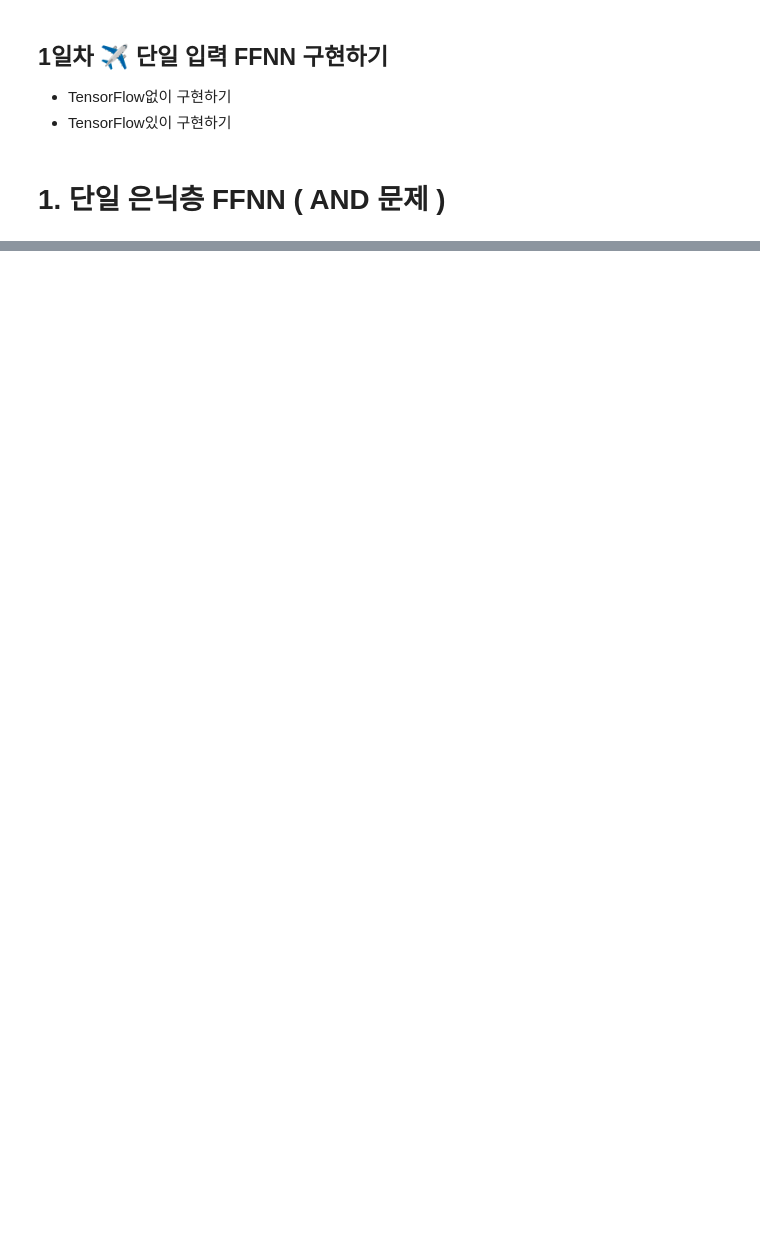
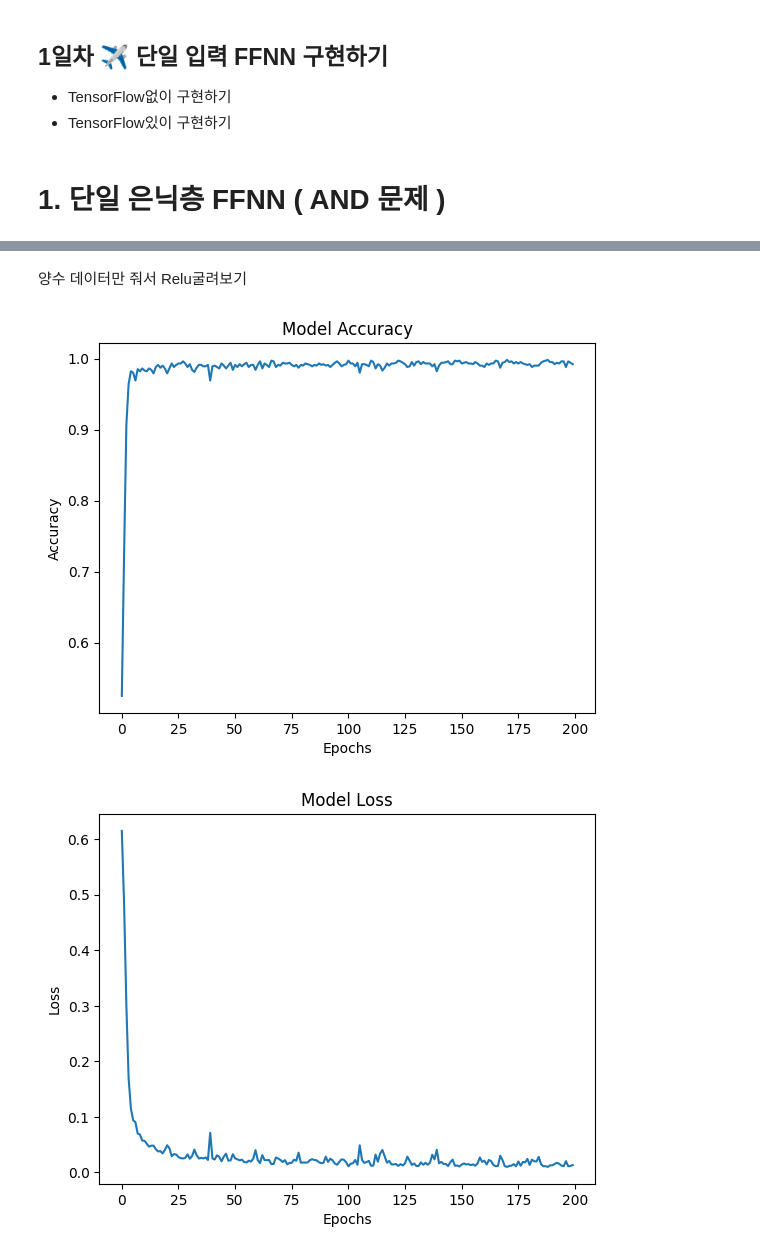
Before and after one commit to dbwofla11/DeepLearning_Training, a Jupyter notebook: ANN/FFNN구현.ipynb, the cells around one changed output, grey strips where cells are left out. Drawn from its saved outputs; the diff is of its cells as text; code cells hidden in the pictures; blank space fills up the shorter version.

```diff
--- a/ANN/FFNN구현.ipynb
+++ b/ANN/FFNN구현.ipynb
@@ -111,0 +234,44 @@ Epoch 1100, Loss: 0.2274703119299119
+# %% [markdown]
+양수 데이터만 줘서 Relu굴려보기
+# %%
+import tensorflow as tf
+import numpy as np
+import matplotlib.pyplot as plt
+
+# 데이터셋 생성
+x_train = np.random.rand(1000, 1) * 10
+y_train = (x_train >= 5).astype(int) # y_train: 5 이상이면 1, 5 미만이면 0
+
+# 기울기 소실 문제를 확인할 수 있는 모델 정의 (시그모이드 사용)
+model = tf.keras.models.Sequential([
+    tf.keras.layers.Dense(32, activation='relu', input_dim=1),
+    tf.keras.layers.Dense(32, activation='relu'),
+    tf.keras.layers.Dense(32, activation='relu'),
+    tf.keras.layers.Dense(1, activation='sigmoid')
+])
+
+# 모델 컴파일
+model.compile(optimizer='adam', loss='binary_crossentropy', metrics=['accuracy'])
+
+# 학습
+history = model.fit(x_train, y_train, epochs=200, batch_size=16, verbose=0)
+
+# 학습 과정 중 정확도 시각화
+plt.plot(history.history['accuracy'])
+plt.title('Model Accuracy')
+plt.xlabel('Epochs')
+plt.ylabel('Accuracy')
+plt.show()
+
+# 손실 값 시각화
+plt.plot(history.history['loss'])
+plt.title('Model Loss')
+plt.xlabel('Epochs')
+plt.ylabel('Loss')
+plt.show()
+
+# 가끔가다 가중치 업데이트가 과도하게 되어서 기울기가 폭주하는 걸 볼 수 있음
+# 의미없는 학습인데 너무 epoch가 많음
+# %% [output]
+[figure, added]
+[figure, added]
```
Also changed, not shown: parts of 8 cells of this notebook.
